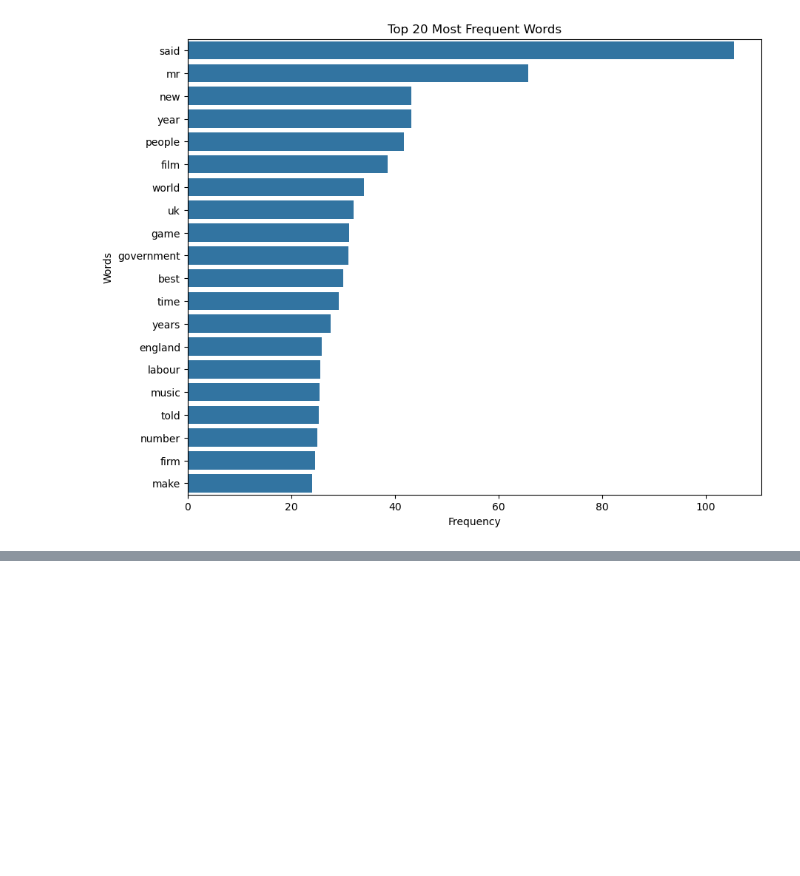
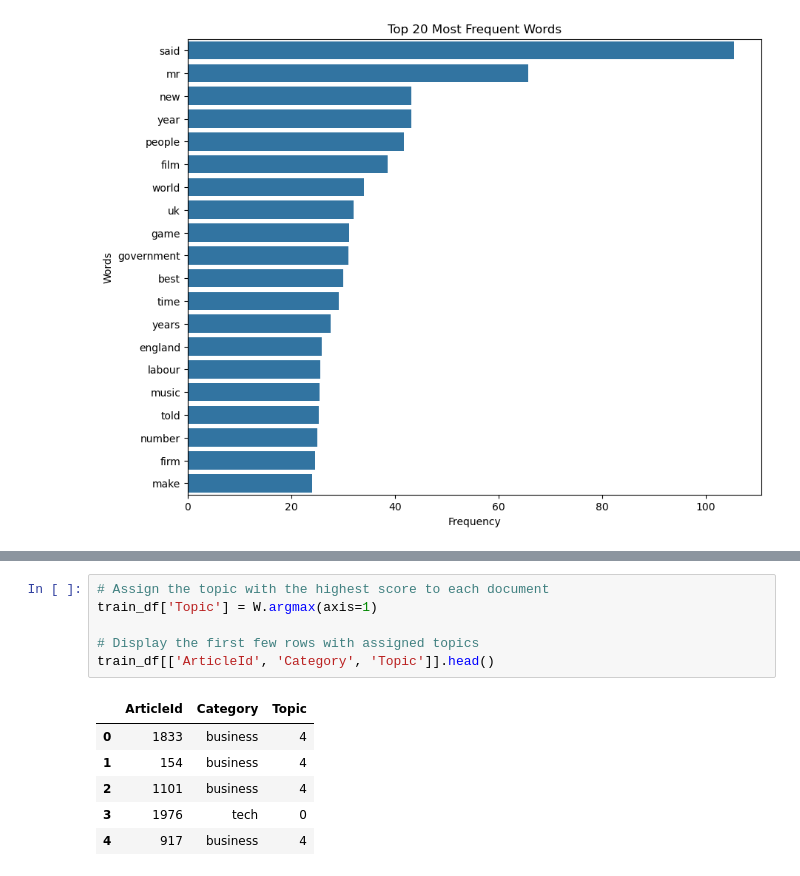
Before and after one commit to FleaBusyBeeBergs/dtsa5510-bbc-news-classification, a Jupyter notebook: bbc-news-classification.ipynb, the cells around one changed output, grey strips where cells are left out. Drawn from its saved outputs; the diff is of its cells as text; blank space fills up the shorter version.

```diff
--- a/bbc-news-classification.ipynb
+++ b/bbc-news-classification.ipynb
@@ -169,0 +207,13 @@ plt.show()
+# %%
+# Assign the topic with the highest score to each document
+train_df['Topic'] = W.argmax(axis=1)
+
+# Display the first few rows with assigned topics
+train_df[['ArticleId', 'Category', 'Topic']].head()
+# %% [output]
+|  | ArticleId | Category | Topic |
+| 0 | 1833 | business | 4 |
+| 1 | 154 | business | 4 |
+| 2 | 1101 | business | 4 |
+| 3 | 1976 | tech | 0 |
+| 4 | 917 | business | 4 |
```
Also changed, not shown: parts of 3 cells of this notebook.
